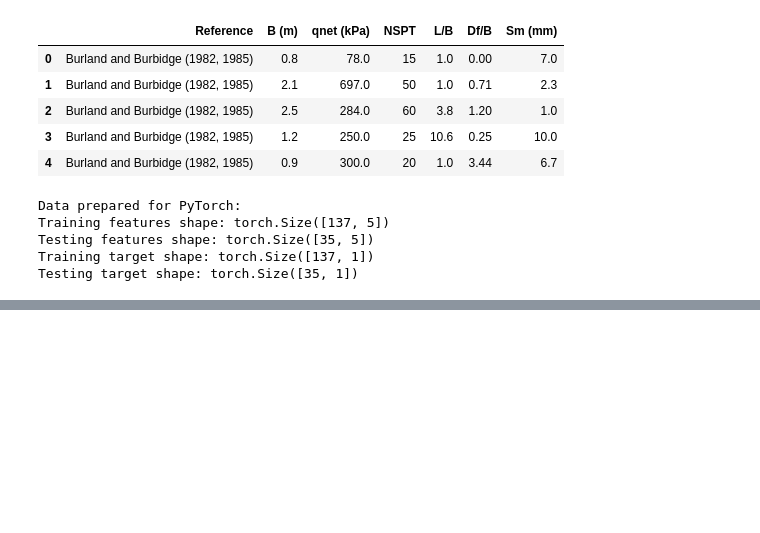
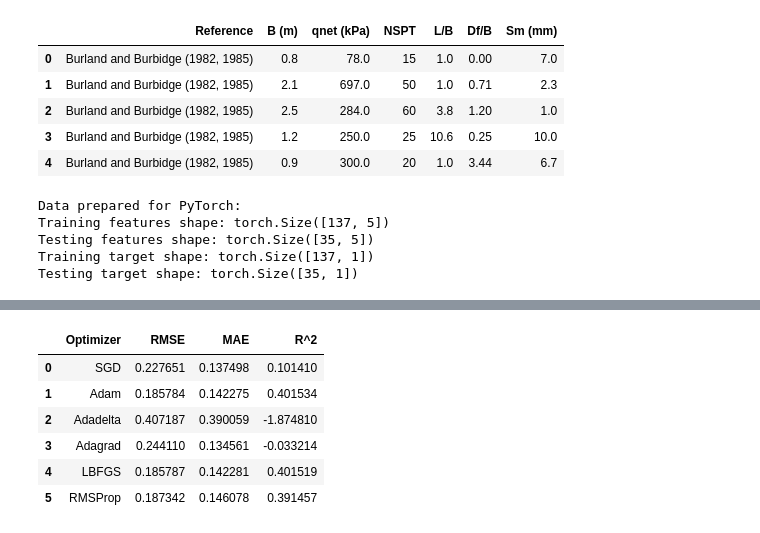
Before and after one commit to kdwilli/sandy-settlement, a Jupyter notebook: Reimplementation.ipynb, the cells around one changed output, grey strips where cells are left out. Drawn from its saved outputs; the diff is of its cells as text; code cells hidden in the pictures; blank space fills up the shorter version.

```diff
--- a/Reimplementation.ipynb
+++ b/Reimplementation.ipynb
@@ -312 +316,23 @@ print("\nPlotting complete for all available optimizers.")
 Plotting complete for all available optimizers.
+# %%
+import pandas as pd
+
+# Assuming rmse_results, mae_results, and r2_results dictionaries are available from the training cell
+
+results_data = {
+    'Optimizer': optimizer_names,
+    'RMSE': [rmse_results[name] for name in optimizer_names],
+    'MAE': [mae_results[name] for name in optimizer_names],
+    'R^2': [r2_results[name] for name in optimizer_names]
+}
+
+results_df = pd.DataFrame(results_data)
+display(results_df)
+# %% [output]
+|  | Optimizer | RMSE | MAE | R^2 |
+| 0 | SGD | 0.227651 | 0.137498 | 0.101410 |
+| 1 | Adam | 0.185784 | 0.142275 | 0.401534 |
+| 2 | Adadelta | 0.407187 | 0.390059 | -1.874810 |
+| 3 | Adagrad | 0.244110 | 0.134561 | -0.033214 |
+| 4 | LBFGS | 0.185787 | 0.142281 | 0.401519 |
+| 5 | RMSProp | 0.187342 | 0.146078 | 0.391457 |
```
Also changed, not shown: parts of 3 cells of this notebook.
